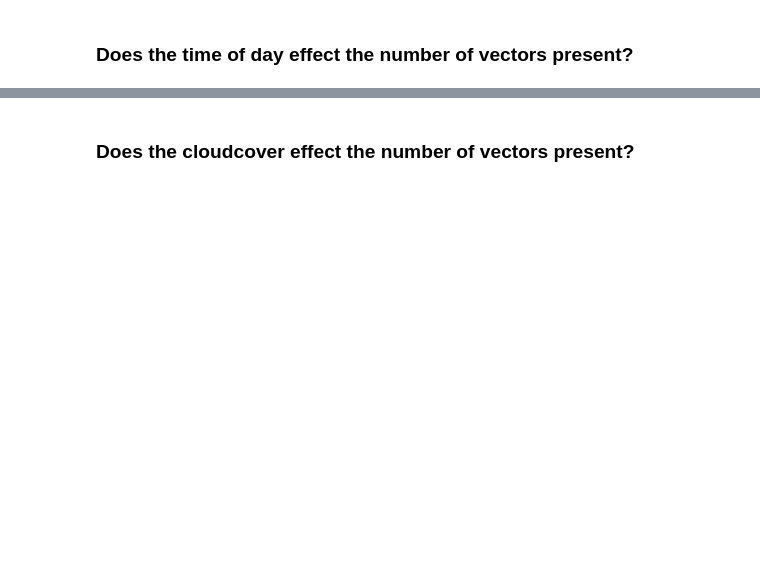
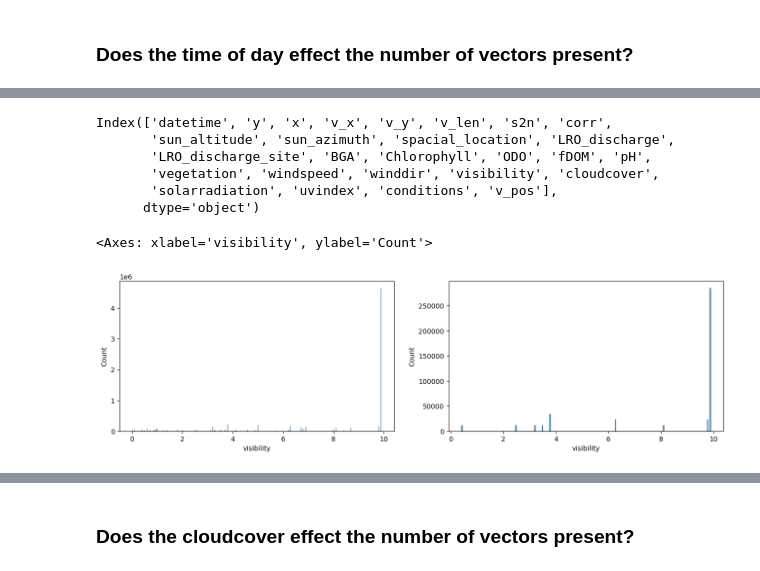
Before and after one commit to hfluke/PIV_UWRL, a Jupyter notebook: temp.ipynb, the cells around one changed output, grey strips where cells are left out. Cells and saved outputs as stored; diff of their text form; code cells hidden in the pictures; blank space fills up the shorter version.

```diff
--- a/temp.ipynb
+++ b/temp.ipynb
@@ -39,0 +70,29 @@ sns.regplot(
+# %%
+df[df.sun_altitude < 0]
+df.columns
+# %% [output]
+Index(['datetime', 'y', 'x', 'v_x', 'v_y', 'v_len', 's2n', 'corr',
+       'sun_altitude', 'sun_azimuth', 'spacial_location', 'LRO_discharge',
+       'LRO_discharge_site', 'BGA', 'Chlorophyll', 'ODO', 'fDOM', 'pH',
+       'vegetation', 'windspeed', 'winddir', 'visibility', 'cloudcover',
+       'solarradiation', 'uvindex', 'conditions', 'v_pos'],
+      dtype='object')
+# %%
+fig, axes = plt.subplots(1, 2, figsize=(16, 4))
+
+var = 'visibility'
+
+sns.histplot(
+    data=df,
+    x=var,
+    ax=axes[0]
+)
+
+sns.histplot(
+    data=df[df.sun_altitude < 0],
+    x=var,
+    ax=axes[1]
+)
+# %% [output]
+<Axes: xlabel='visibility', ylabel='Count'>
+[figure, added]
```
Also changed, not shown: parts of 22 cells of this notebook, 7 other files.
